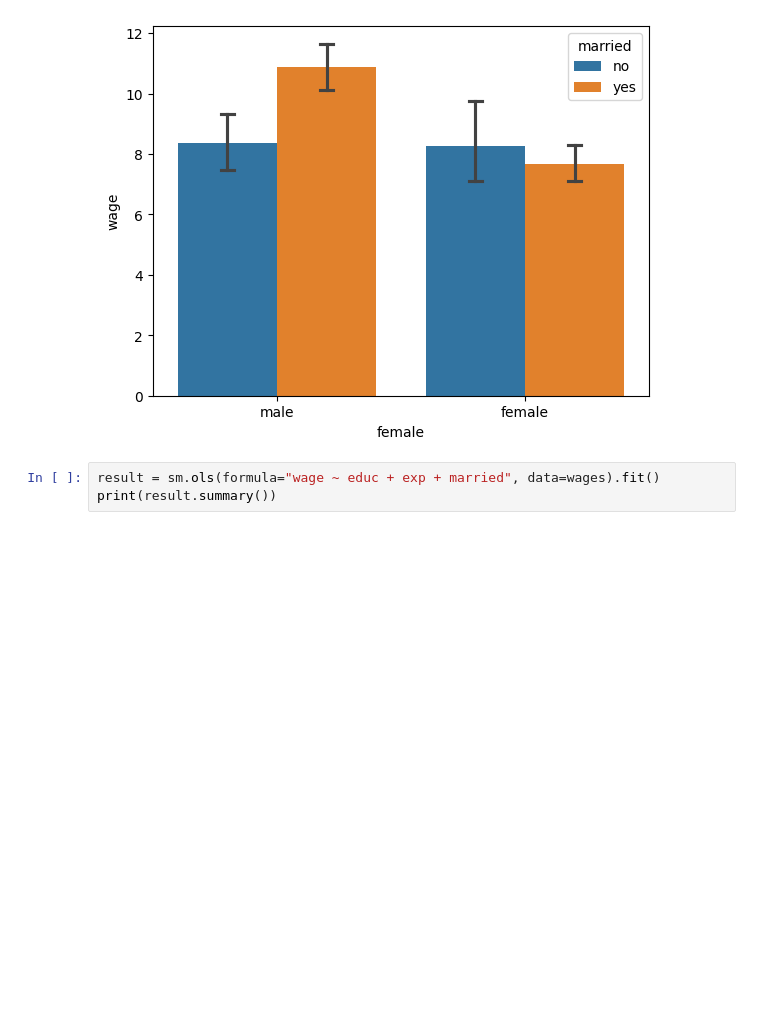
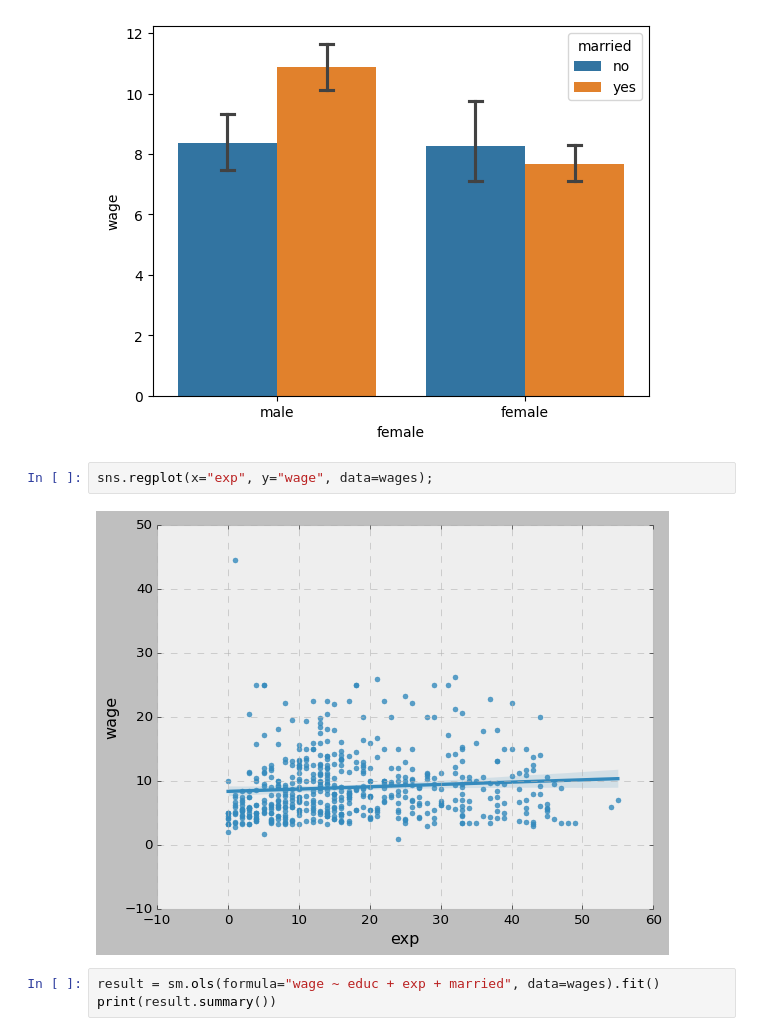
Before and after one commit to theaok/vis, a Jupyter notebook: resMet.ipynb, the cells around one changed output. Drawn from its saved outputs; the diff is of its cells as text; blank space fills up the shorter version.

```diff
--- a/resMet.ipynb
+++ b/resMet.ipynb
@@ -68,6 +101,10 @@ sns.barplot(data=wages, y='wage', x='female', hue='married', estimator=np.mean,
 # %% [output]
 <Axes: xlabel='female', ylabel='wage'>
 [figure]
+# %%
+sns.regplot(x="exp", y="wage", data=wages);
+# %% [output]
+[figure, added]
 # %%
 result = sm.ols(formula="wage ~ educ + exp + married", data=wages).fit()
 print(result.summary())
```
Also changed, not shown: parts of 8 cells of this notebook.
